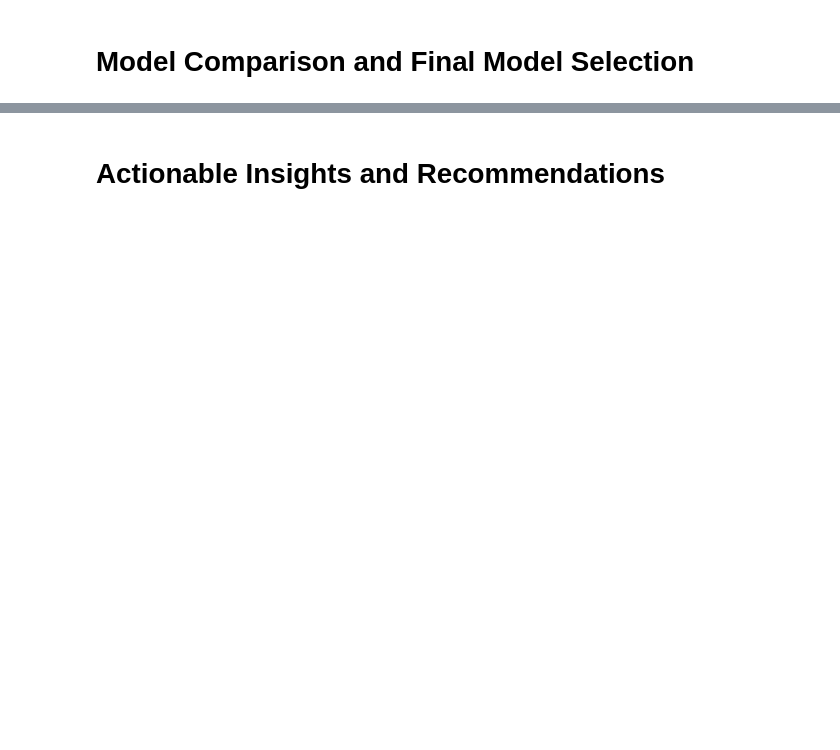
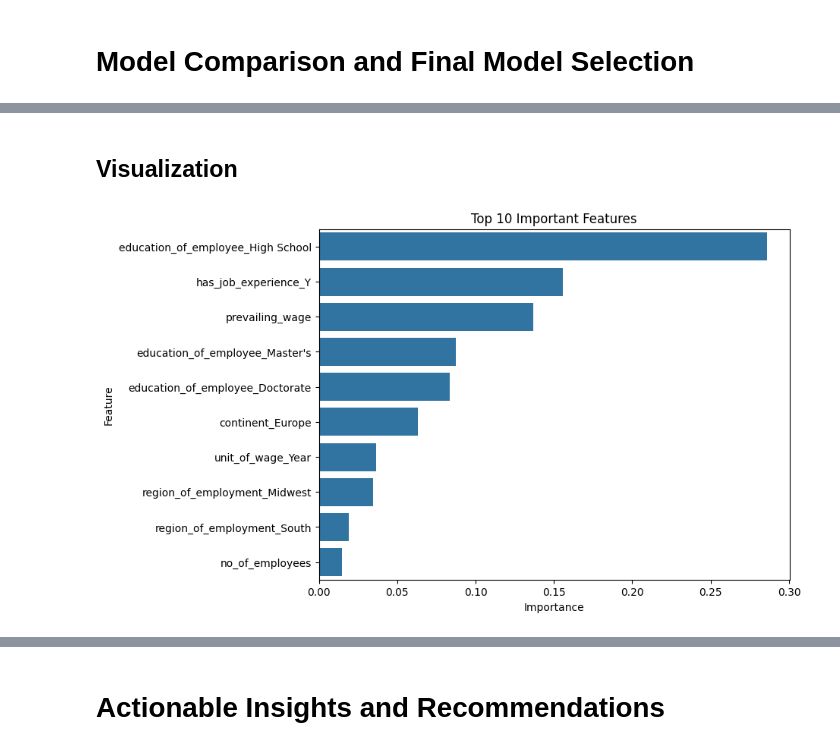
Before and after one commit to click2shivesh/shivesh-uta-aiml-py, a Jupyter notebook: Shivesh_Project_Full_Code_Notebook_EasyVisa.ipynb, the cells around one changed output, grey strips where cells are left out. Saved outputs shown, nothing was run; the diff lists cells and outputs as text; code cells hidden in the pictures; blank space fills up the shorter version.

```diff
--- a/Shivesh_Project_Full_Code_Notebook_EasyVisa.ipynb
+++ b/Shivesh_Project_Full_Code_Notebook_EasyVisa.ipynb
@@ -3999,0 +4170,16 @@ The tuned Gradient Boosting Classifier achieved one of the strongest overall per
+# %%
+# Feature importance from final Gradient Boosting model
+
+feature_importance = pd.DataFrame({
+
+    "Feature": X_train.columns,
+    "Importance": gb_model.feature_importances_
+
+})
+
+feature_importance = feature_importance.sort_values(
+    by="Importance",
+    ascending=False
+)
+
+feature_importance.head(10)
@@ -3999,0 +4198,17 @@ The tuned Gradient Boosting Classifier achieved one of the strongest overall per
+# %% [markdown]
+## Visualization
+# %%
+# Plot top 10 important features
+
+plt.figure(figsize=(8,6))
+
+sns.barplot(
+    data=feature_importance.head(10),
+    x="Importance",
+    y="Feature"
+)
+
+plt.title("Top 10 Important Features")
+plt.show()
+# %% [output]
+[figure, added]
```
Also changed, not shown: parts of 14 cells of this notebook.
